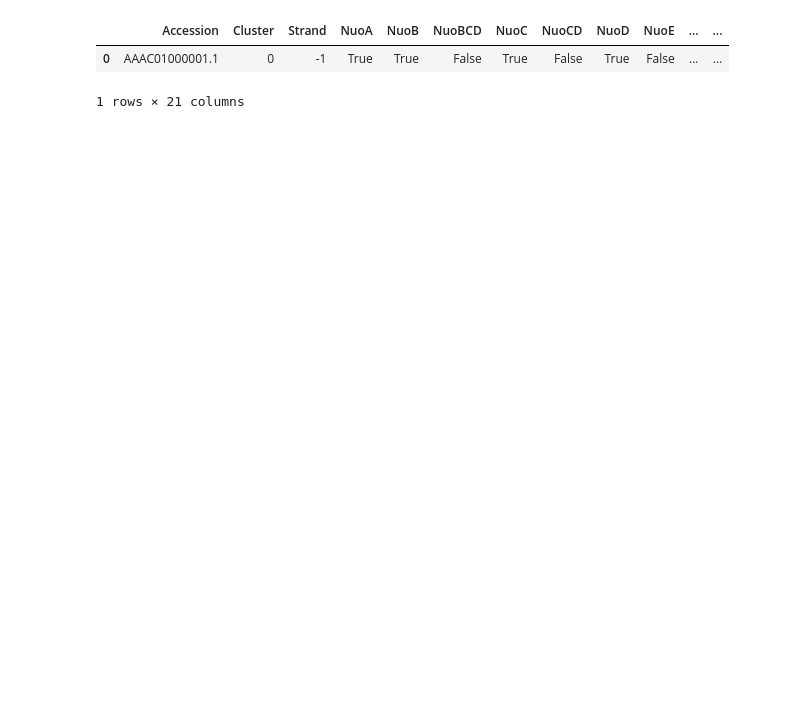
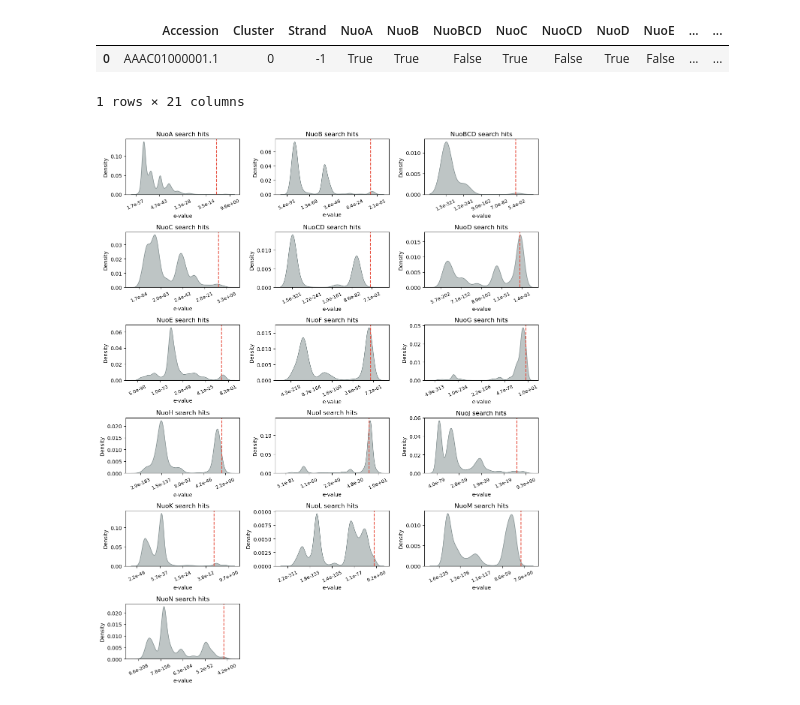
Before and after one commit to Anand-Research-Group/complex-I, a Jupyter notebook: notebooks/post_search_03.ipynb, the cells around one changed output. Saved outputs shown, nothing was run; the diff lists cells and outputs as text; code cells hidden in the pictures; blank space fills up the shorter version.

```diff
--- a/notebooks/post_search_03.ipynb
+++ b/notebooks/post_search_03.ipynb
@@ -96,6 +81,84 @@ nuo_bool.head(1)
 |  | Accession | Cluster | Strand | NuoA | NuoB | NuoBCD | NuoC | NuoCD | NuoD | NuoE | ... | ... |
 | 0 | AAAC01000001.1 | 0 | -1 | True | True | False | True | False | True | False | ... | ... |
 1 rows × 21 columns
+# %%
+# List of 16 subunits
+subunits = sorted(results['Subunit'].unique())
+
+# Ensure required columns exist in both DataFrames
+assert {'Accession', 'Cluster', 'Subunit'}.issubset(results.columns), "Missing expected columns in results DataFrame."
+assert {'Accession', 'Cluster', 'Variation'}.issubset(nuo_bool.columns), "Missing expected columns in nuo_bool DataFrame."
+
+# Efficiently merge data once for all subunits
+subunits_data = pd.concat([
+    pd.merge(
+        results.reset_index(drop=True),
+        nuo_bool.loc[nuo_bool['Variation'] == arch, ['Accession', 'Cluster', 'Variation']],
+        on=['Accession', 'Cluster']
+    )[['Accession', 'log10evalue', 'Variation', 'Subunit']]
+    for arch in nuo_bool['Variation'].unique()
+], ignore_index=True)
+
+# Handle '-inf' values in 'log10evalue' by replacing with a lower bound
+finite_values = subunits_data.loc[np.isfinite(subunits_data['log10evalue']), 'log10evalue']
+lower_bound = finite_values.min() - 1 if not finite_values.empty else -10  # Default lower bound
+subunits_data['log10evalue'].replace(-np.inf, lower_bound, inplace=True)
+
+# Set up figure with 3 columns and 6 rows
+fig, axes = plt.subplots(nrows=6, ncols=3, figsize=(12, 15), constrained_layout=True)
+axes = axes.flatten()  # Flatten axes array for easier indexing
+
+# Iterate over subunits and create KDE plots
+for i, subunit in enumerate(subunits):
+    ax = axes[i]
+
+    # Filter data for the current subunit
+    subunit_data = subunits_data[subunits_data['Subunit'] == subunit]
+
+    # Skip empty plots
+    if subunit_data.empty:
+        ax.set_visible(False)
+        continue
+
+    # KDE Plot
+    sns.kdeplot(
+        data=subunit_data,
+        x='log10evalue',
+        color='#7f8c8d',
+        fill=True,
+        common_norm=False,
+        alpha=0.5,
+        ax=ax
+    )
+
+    # Vertical threshold line
+    ax.axvline(x=-7.0, linestyle='--', color='#e74c3c')
+
+    # Set labels and title
+    ax.set_title(f'{subunit} search hits', fontsize=12)
+    ax.set_xlabel('e-value', fontsize=10)
+    ax.set_ylabel('Density', fontsize=10)
+
+    # Set custom tick labels for log-scale interpretation
+    log_min = subunit_data['log10evalue'].min()
+    log_max = subunit_data['log10evalue'].max()
+    log_ticks = np.linspace(log_min, log_max, num=5)
+    original_ticks = 10**log_ticks  # Convert log10 values back to original scale
+
+    ax.set_xticks(log_ticks)
+    ax.set_xticklabels([f'{v:.1e}' for v in original_ticks], fontsize=9, rotation=25)
+
+# Hide any extra unused subplots
+for i in range(len(subunits), len(axes)):
+    axes[i].set_visible(False)
+
+# Show plot
+plt.tight_layout()
+plt.savefig(output_dir / 'evalue_kdeplot_unfil_hits_non_clustered.png', dpi=750)
+plt.savefig(output_dir / 'evalue_kdeplot_unfil_hits_non_clustered.pdf', format='pdf', dpi=750)
+plt.show()
+# %% [output]
+[figure, new version]
 # %%
 # Define subunit
 subunit = 'NuoB'
```
Also changed, not shown: parts of 11 cells of this notebook, 9 other files.
